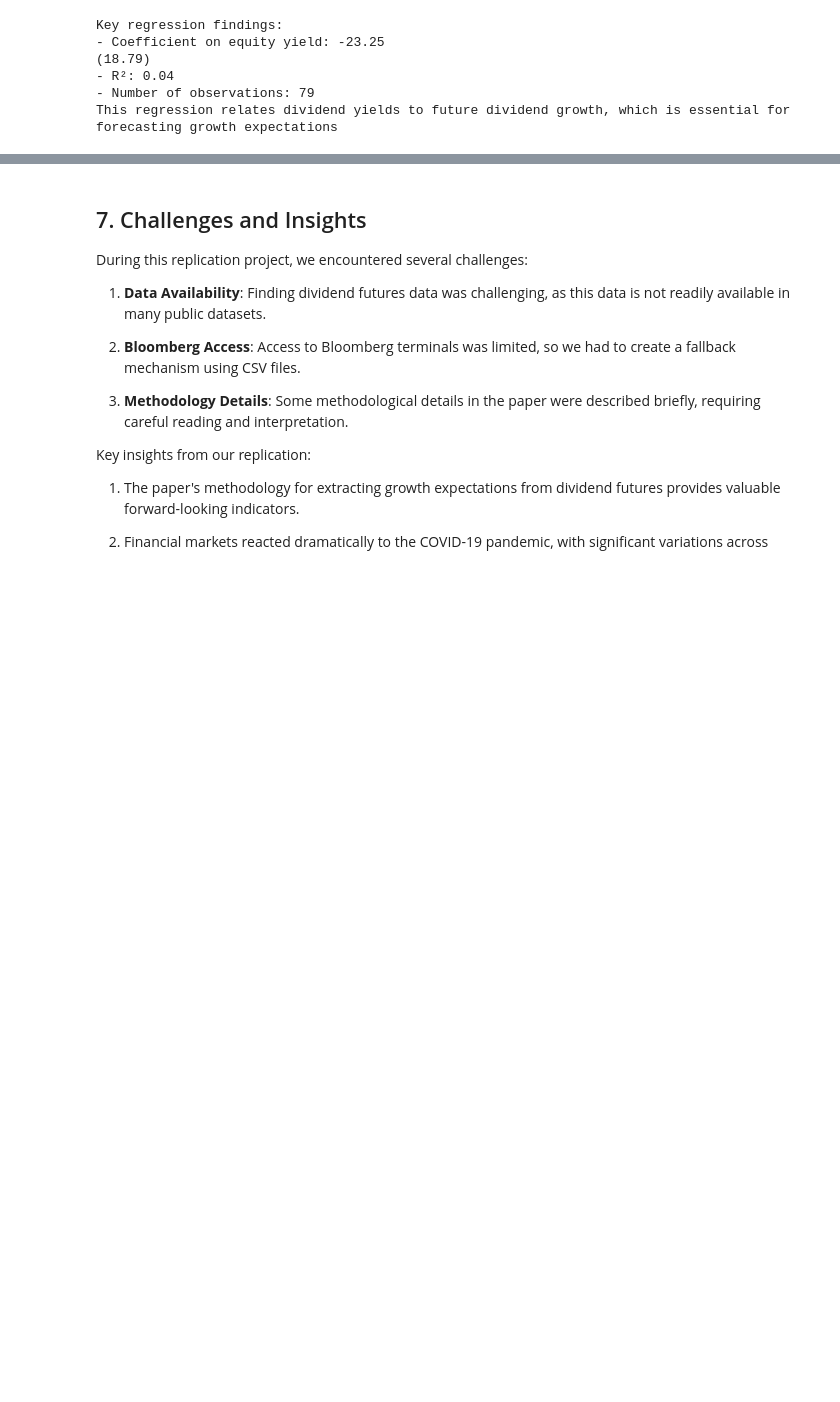
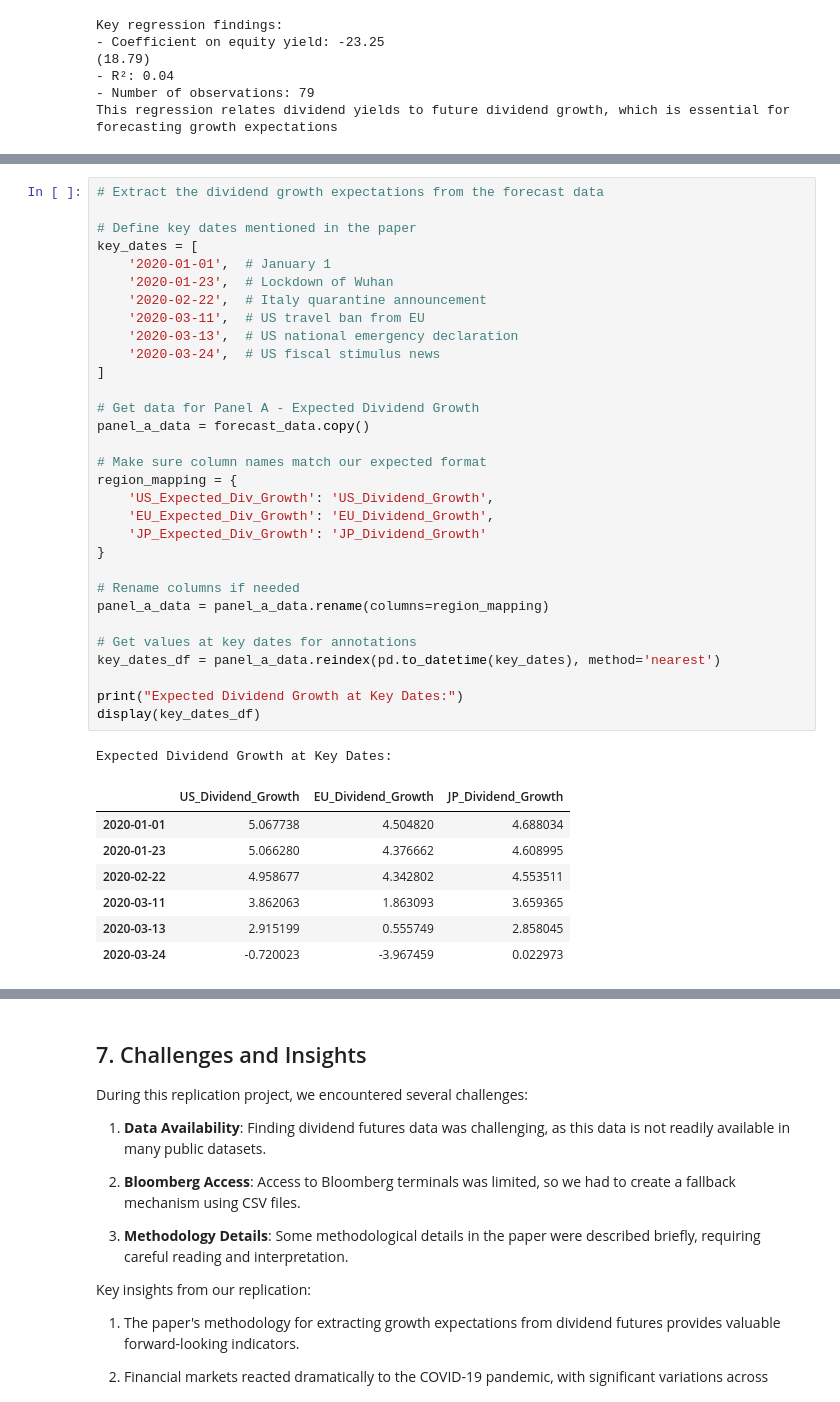
Before and after one commit to amywangyx1022/final_project_group4, a Jupyter notebook: output/brief_tour.ipynb, the cells around one changed output, grey strips where cells are left out. Saved outputs shown, nothing was run; the diff lists cells and outputs as text; blank space fills up the shorter version.

```diff
--- a/output/brief_tour.ipynb
+++ b/output/brief_tour.ipynb
@@ -237,0 +277,40 @@ The figures above show:
+# %%
+# Extract the dividend growth expectations from the forecast data
+
+# Define key dates mentioned in the paper
+key_dates = [
+    '2020-01-01',  # January 1
+    '2020-01-23',  # Lockdown of Wuhan
+    '2020-02-22',  # Italy quarantine announcement
+    '2020-03-11',  # US travel ban from EU
+    '2020-03-13',  # US national emergency declaration
+    '2020-03-24',  # US fiscal stimulus news
+]
+
+# Get data for Panel A - Expected Dividend Growth
+panel_a_data = forecast_data.copy()
+
+# Make sure column names match our expected format
+region_mapping = {
+    'US_Expected_Div_Growth': 'US_Dividend_Growth',
+    'EU_Expected_Div_Growth': 'EU_Dividend_Growth',
+    'JP_Expected_Div_Growth': 'JP_Dividend_Growth'
+}
+
+# Rename columns if needed
+panel_a_data = panel_a_data.rename(columns=region_mapping)
+
+# Get values at key dates for annotations
+key_dates_df = panel_a_data.reindex(pd.to_datetime(key_dates), method='nearest')
+
+print("Expected Dividend Growth at Key Dates:")
+display(key_dates_df)
+# %% [output]
+Expected Dividend Growth at Key Dates:
+|  | US_Dividend_Growth | EU_Dividend_Growth | JP_Dividend_Growth |
+| 2020-01-01 | 5.067738 | 4.504820 | 4.688034 |
+| 2020-01-23 | 5.066280 | 4.376662 | 4.608995 |
+| 2020-02-22 | 4.958677 | 4.342802 | 4.553511 |
+| 2020-03-11 | 3.862063 | 1.863093 | 3.659365 |
+| 2020-03-13 | 2.915199 | 0.555749 | 2.858045 |
+| 2020-03-24 | -0.720023 | -3.967459 | 0.022973 |
```
Also changed, not shown: parts of 9 cells of this notebook, 1 other file.
